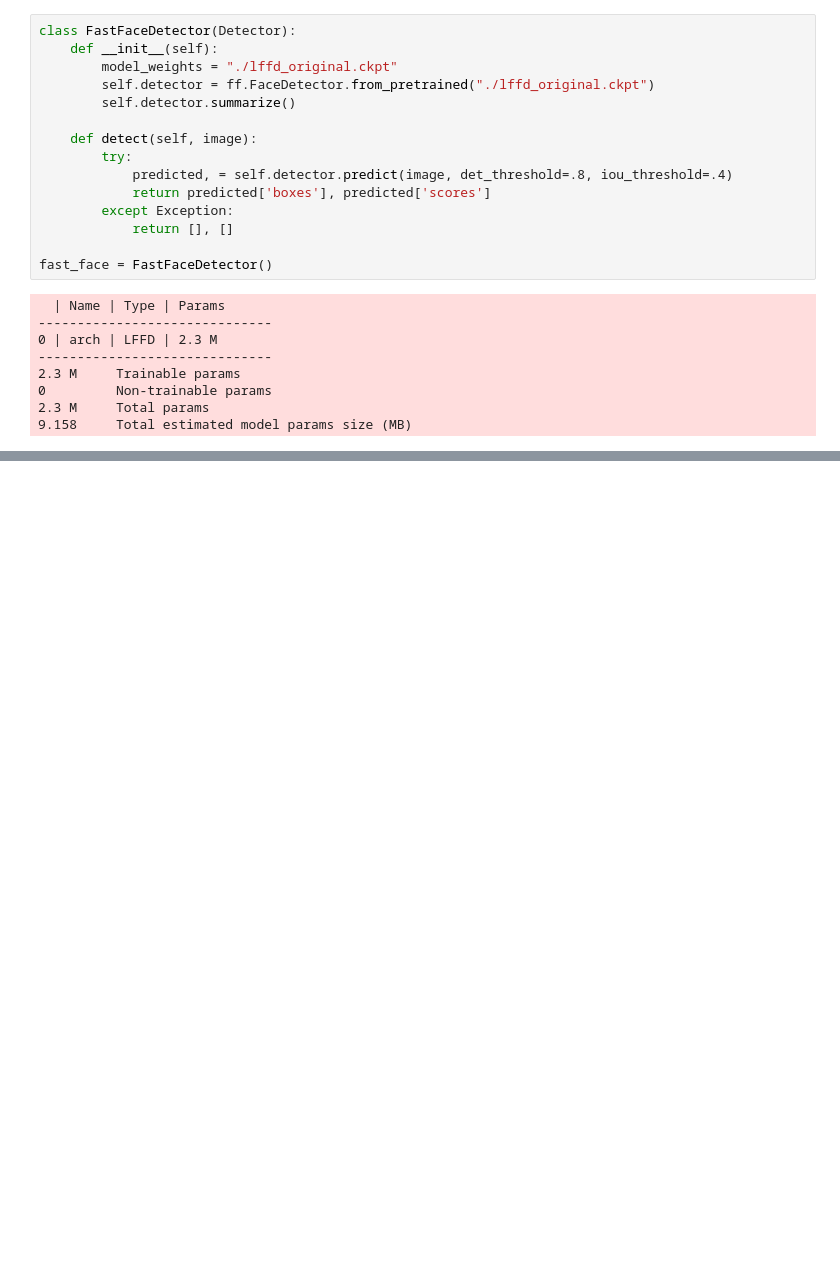
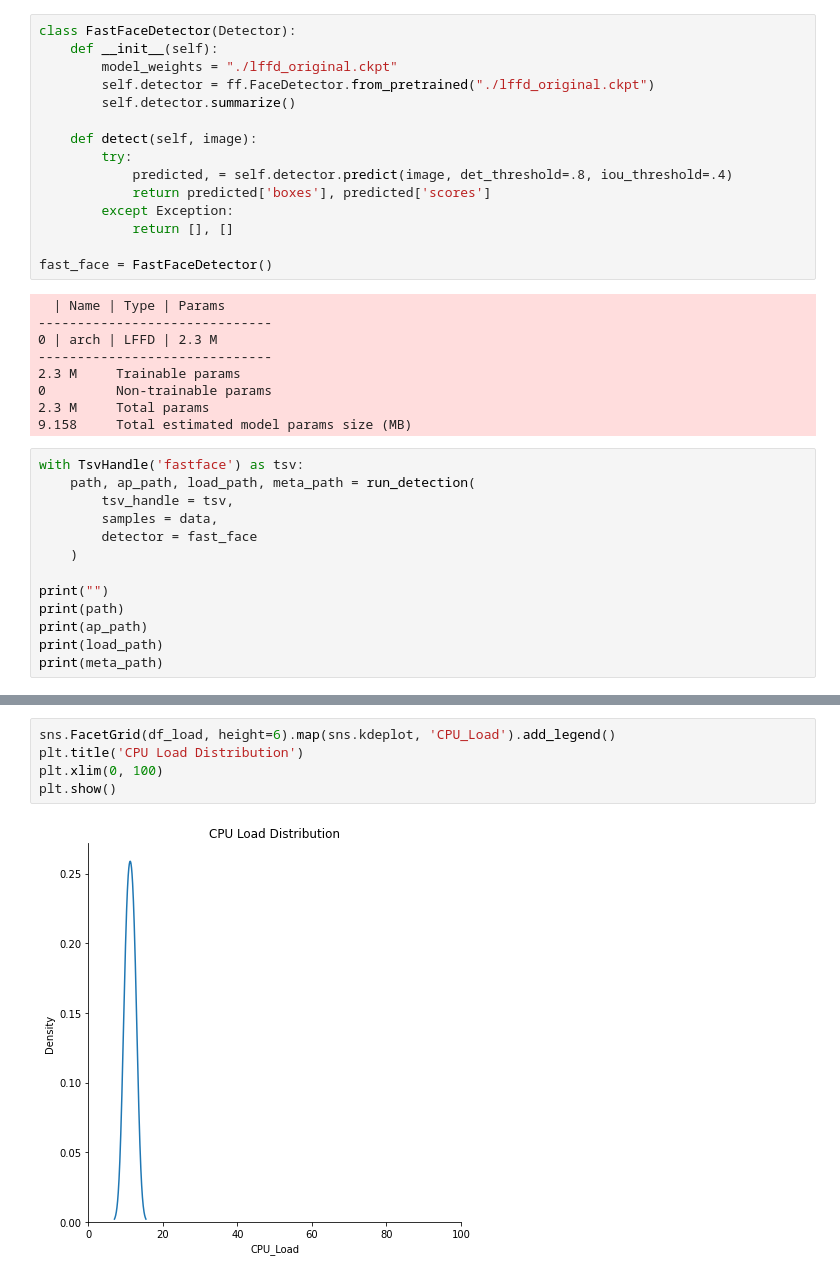
Before and after one commit to ulmii/face-detection, a Jupyter notebook: notebooks/fastface.ipynb, the cells around one changed output, grey strips where cells are left out. Saved outputs shown, nothing was run; the diff lists cells and outputs as text; blank space fills up the shorter version.

Commit message:
prepare fastface

```diff
--- a/notebooks/fastface.ipynb
+++ b/notebooks/fastface.ipynb
@@ -36,3 +54,16 @@ fast_face = FastFaceDetector()
 0         Non-trainable params
 2.3 M     Total params
 9.158     Total estimated model params size (MB)
+# %%
+with TsvHandle('fastface') as tsv:
+    path, ap_path, load_path, meta_path = run_detection(
+        tsv_handle = tsv,
+        samples = data,
+        detector = fast_face
+    )
+
+print("")
+print(path)
+print(ap_path)
+print(load_path)
+print(meta_path)
@@ -44,0 +133,7 @@ Running detection
+# %%
+sns.FacetGrid(df_load, height=6).map(sns.kdeplot, 'CPU_Load').add_legend()
+plt.title('CPU Load Distribution')
+plt.xlim(0, 100)
+plt.show()
+# %% [output]
+[figure, added]
```
Also changed, not shown: parts of 27 cells of this notebook, 2 other files.
